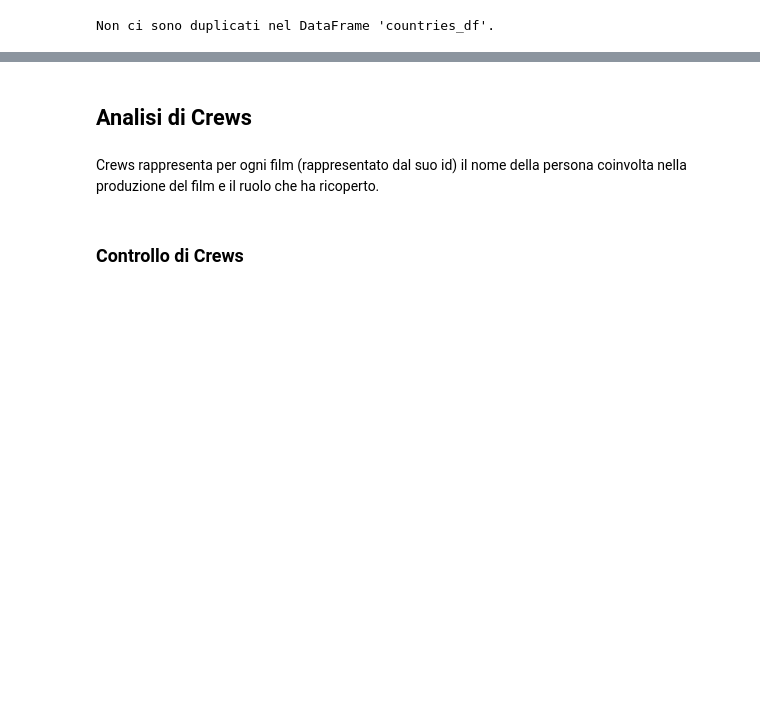
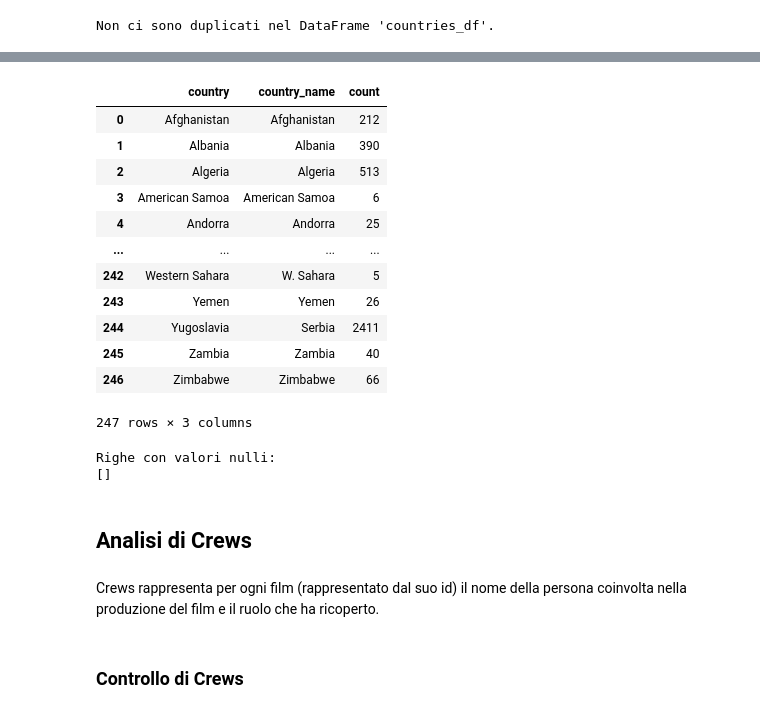
Before and after one commit to RaffaeleMelluso/IUM-Progetto-Melluso, a Jupyter notebook: pulizia.ipynb, the cells around one changed output, grey strips where cells are left out. Drawn from its saved outputs; the diff is of its cells as text; code cells hidden in the pictures; blank space fills up the shorter version.

Commit message:
sistemato geopandas

```diff
--- a/pulizia.ipynb
+++ b/pulizia.ipynb
@@ -195,3 +225,81 @@ Non ci sono duplicati nel DataFrame 'countries_df'.
+# %%
+# Funzione per convertire i nomi dei paesi nel formato richiesto da geopandas
+def convert_country_name(country_name):
+    special_cases = {
+        'UK': 'United Kingdom',
+        'USA': 'United States of America',
+        'Russia': 'Russia',
+        'Czech Republic': 'Czechia',
+        'Ivory Coast': "Côte d'Ivoire",
+        'South Korea': 'South Korea',
+        'North Korea': 'North Korea',
+        'Democratic Republic of the Congo': 'Dem. Rep. Congo',
+        'Republic of the Congo': 'Congo',
+        'Swaziland': 'eSwatini',
+        'East Timor': 'Timor-Leste',
+        'Palestinian Territory': 'Palestine',
+        'Syria': 'Syria',
+        'Vatican City': 'Holy See (Vatican City State)',
+        'Cape Verde': 'Cabo Verde',
+        'Falkland Islands': 'Falkland Islands (Malvinas)',
+        'United Kingdom': 'United Kingdom',
+        'Tanzania': 'Tanzania',
+        'Western Sahara': 'W. Sahara',
+        'Central African Republic': 'Central African Rep.',
+        'Equatorial Guinea': 'Eq. Guinea',
+        'South Sudan': 'S. Sudan',
+        'Trinidad and Tobago': 'Trinidad and Tobago',
+        'Bosnia and Herzegovina': 'Bosnia and Herz.',
+        'North Macedonia': 'North Macedonia',
+        'Turkey': 'Turkey',
+        'USSR': 'Russia',
+        'Czechoslovakia': 'Czechia',
+        'Yugoslavia': 'Serbia',
+        'State of Palestine': 'Palestine',
+        'Netherlands Antilles': 'Netherlands',
+        'East Germany': 'Germany',
+        'Kosovo': 'Kosovo',
+        'Democratic Republic of Congo': 'Dem. Rep. Congo',
+        'Serbia and Montenegro': 'Serbia',
+        'US Virgin Islands': 'United States Virgin Islands'
+    }
+
+    if country_name in special_cases:
+        return special_cases[country_name]
+
+    try:
+        return pycountry.countries.lookup(country_name).name
+    except LookupError:
+        return None
+
+# Aggiungi una nuova colonna 'country_name' con i nomi dei paesi normalizzati
+countries_df['country_name'] = countries_df['country'].apply(convert_country_name)
+
+# Visualizza le prime righe per verificare
+countries_df.groupby(['country', 'country_name']).size().reset_index(name='count')
+# %% [output]
+|  | country | country_name | count |
+| 0 | Afghanistan | Afghanistan | 212 |
+| 1 | Albania | Albania | 390 |
+| 2 | Algeria | Algeria | 513 |
+| 3 | American Samoa | American Samoa | 6 |
+| 4 | Andorra | Andorra | 25 |
+| ... | ... | ... | ... |
+| 242 | Western Sahara | W. Sahara | 5 |
+| 243 | Yemen | Yemen | 26 |
+| 244 | Yugoslavia | Serbia | 2411 |
+| 245 | Zambia | Zambia | 40 |
+| 246 | Zimbabwe | Zimbabwe | 66 |
+247 rows × 3 columns
+# %%
+# Controllo se ci sono valori nulli
+null_countries = countries_df[countries_df['country_name'].isna()]
+print("Righe con valori nulli:")
+# Lista dei paesi unici con valori nulli
+print(null_countries['country'].unique())
+# %% [output]
+Righe con valori nulli:
+[]
 # %% [markdown]
 ## Analisi di Crews ##
 # %% [markdown]
```
Also changed, not shown: parts of 5 cells of this notebook, 5 other files.
